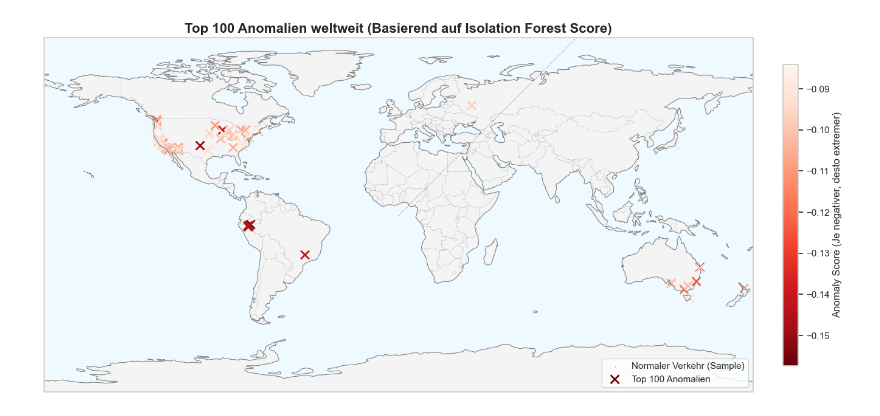
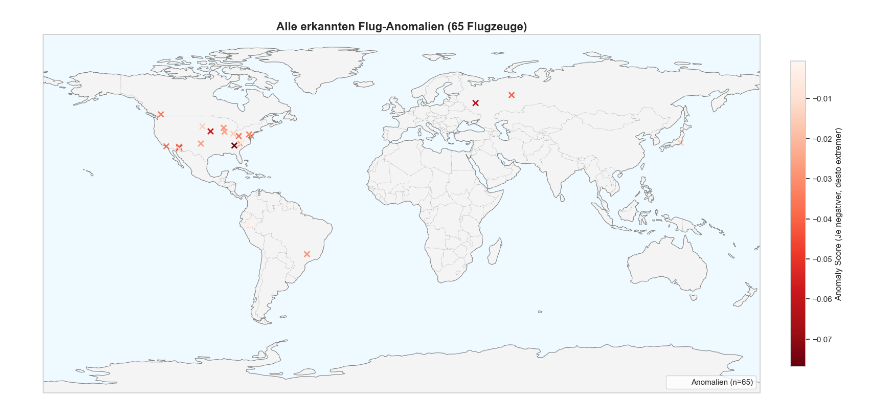
Before and after one commit to Vvalentin/fly_big_data_v2, a Jupyter notebook: notebooks/Use Cases/UseCases.ipynb, the cells around one changed output. Cells and saved outputs as stored; diff of their text form; code cells hidden in the pictures.

```diff
--- a/notebooks/Use Cases/UseCases.ipynb
+++ b/notebooks/Use Cases/UseCases.ipynb
@@ -135,75 +267,69 @@ In diesem Schritt identifizieren wir statistische Ausreißer mittels **Unsupervi
 # %%
-import matplotlib.pyplot as plt
-import pandas as pd
-import cartopy.crs as ccrs
-import cartopy.feature as cfeature
-from sklearn.ensemble import IsolationForest
-import warnings
+warnings.filterwarnings("ignore", message=".*facecolor will have no effect.*")
 
-# SCHALLDÄMPFER
-warnings.filterwarnings('ignore')
+print("--- Anomalie Erkennung ---")
 
-print("--- 2. ANOMALY DETECTION & GEOGRAFISCHE ANALYSE ---")
+# 1. Daten-Handling
+if 'df_sample_pandas' in locals():
+    print("Übernehme Daten aus Spark-Sample...")
+    df_clean = df_sample_pandas.copy()
+elif 'df_clean' in locals():
+    pass
+else:
+    raise ValueError("Keine Daten gefunden! Bitte erst Zelle 2 erfolgreich ausführen.")
 
+# 2. Feature Auswahl
 print("Trainiere Isolation Forest Modell...")
-
-# 1. Features auswählen
 features = ['velocity_kmh', 'baroaltitude']
 X = df_clean[features].fillna(0)
 
-# 2. Modell konfigurieren
+# 3. Modell Training
 model = IsolationForest(n_estimators=100, contamination=0.01, random_state=42)
-
-# 3. Trainieren & Vorhersagen
 model.fit(X)
 
-# 4. Ergebnisse speichern
-df_clean['anomaly_label'] = model.predict(X) # -1 = Anomalie, 1 = Normal
-df_clean['anomaly_score'] = model.decision_function(X) # Je kleiner (negativer), desto "schlimmer"
+df_clean['anomaly_label'] = model.predict(X)
+df_clean['anomaly_score'] = model.decision_function(X)
 
-# Nur die Anomalien (-1) herausfiltern
+# 4. Filterung der Anomalien
 anomalies = df_clean[df_clean['anomaly_label'] == -1].copy()
 
-# Koordinaten sicherstellen
 cols_geo = ['lat', 'lon']
 for col in cols_geo:
     anomalies[col] = pd.to_numeric(anomalies[col], errors='coerce')
 
+# Deduplizierung: Nur der extremste Wert pro Flugzeug (ICAO24)
 unique_anomalies = anomalies.sort_values('anomaly_score', ascending=True).drop_duplicates(subset=['icao24'])
+print(f"Gefundene Anomalien (Datenpunkte): {len(anomalies):,}")
+print(f"Eindeutige Flugzeuge mit Anomalien (Plot-Basis): {len(unique_anomalies):,}")
 
-top_100_anomalies = unique_anomalies.head(100)
-
-print(f"Gefundene Anomalien (Gesamt): {len(anomalies):,}")
-print(f"Top 100 extremste Fälle (nach Score dedupliziert) werden geplottet.")
-
+# Visualisierung der Anomalien
+print("Erstelle Karte aller Anomalien...")
 plt.figure(figsize=(16, 10))
 
-# Geo-Projektion
 ax = plt.axes(projection=ccrs.PlateCarree())
 
-# Grundkarte
 ax.add_feature(cfeature.LAND, facecolor='#f4f4f4')
 ax.add_feature(cfeature.OCEAN, facecolor='#eefaff')
 ax.add_feature(cfeature.COASTLINE, linewidth=0.8, color='gray')
 ax.add_feature(cfeature.BORDERS, linestyle=':', linewidth=0.5, color='gray')
 
-# 1. Normaler Verkehr
-df_normal = df_clean[df_clean['anomaly_label'] == 1].sample(frac=0.01, random_state=42)
-ax.scatter(df_normal['lon'], df_normal['lat'],
-           c='gray', s=1, alpha=0.3, transform=ccrs.PlateCarree(), label='Normaler Verkehr (Sample)')
+scatter = ax.scatter(
+    unique_anomalies['lon'],
+    unique_anomalies['lat'],
+    c=unique_anomalies['anomaly_score'],
+    cmap='Reds_r',
+    s=60,
+    marker='x',
+    linewidth=2,
+    transform=ccrs.PlateCarree(),
+    label=f'Anomalien (n={len(unique_anomalies)})'
+)
 
-# 2. Die Top 100 Anomalien
-scatter = ax.scatter(top_100_anomalies['lon'], top_100_anomalies['lat'],
-           c=top_100_anomalies['anomaly_score'], # Farbe nach Schweregrad
-           cmap='Reds_r', # Dunkelrot = Extrem, Hellrot = Weniger extrem
-           s=100, marker='x', linewidth=2,
-           transform=ccrs.PlateCarree(), label='Top 100 Anomalien')
-
-# Design
 ax.set_global()
 plt.colorbar(scatter, label='Anomaly Score (Je negativer, desto extremer)', fraction=0.02, pad=0.04)
-plt.title("Top 100 Anomalien weltweit (Basierend auf Isolation Forest Score)", fontsize=16, fontweight='bold')
+plt.title(f"Alle erkannten Flug-Anomalien ({len(unique_anomalies)} Flugzeuge)", fontsize=16, fontweight='bold')
 plt.legend(loc='lower right')
 
+plt.tight_layout()
 plt.show()
 # %% [output]
@@ -214,2 +342,2 @@ Top 100 extremste Fälle (nach Score dedupliziert) werden geplottet.
-[figure, old version]
+[figure, new version]
 # %% [markdown]
```
Also changed, not shown: parts of 31 cells of this notebook, 1 other file.
